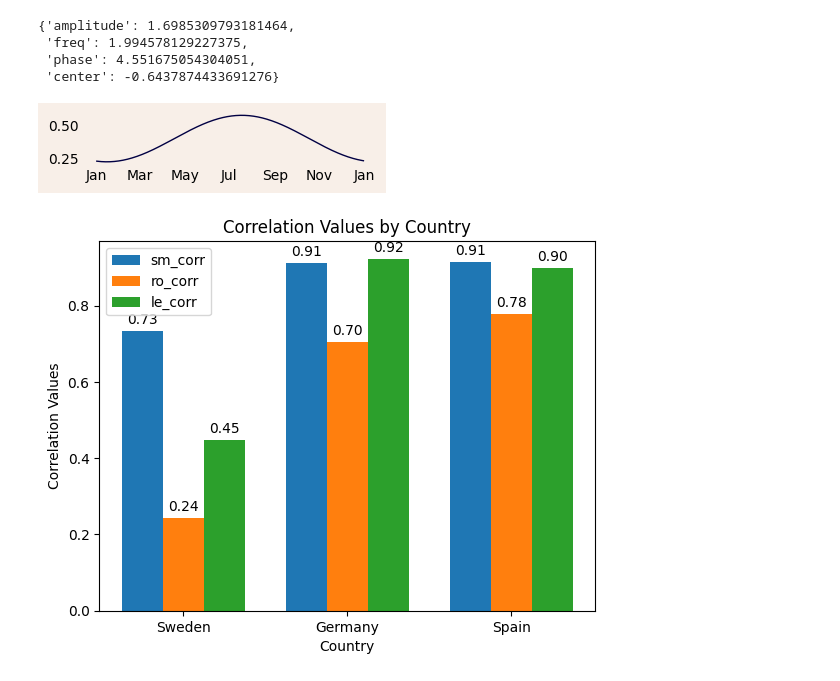
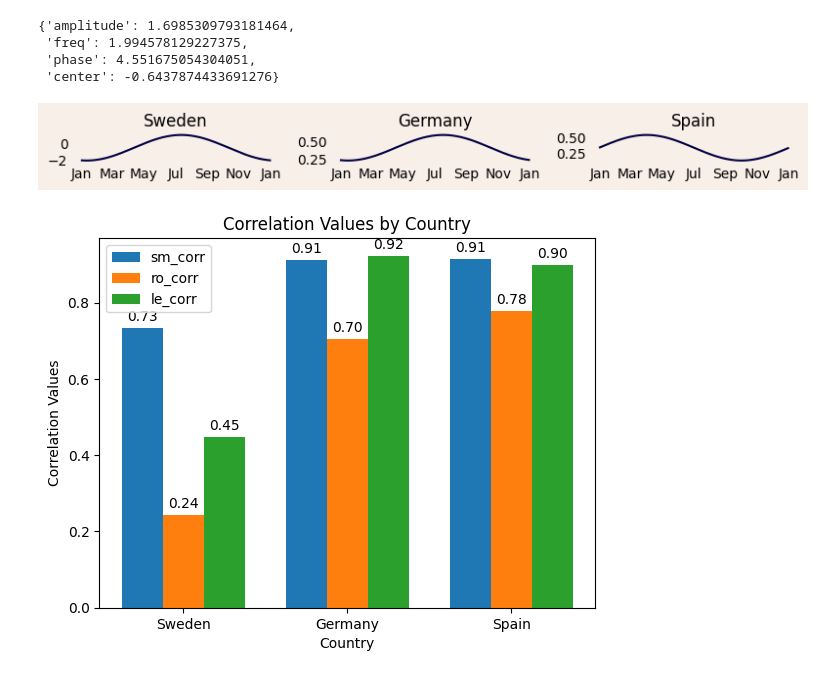
Before and after one commit to JohannaTrost/VegSWBM, a Jupyter notebook: src/correlations_grouped_bar_plots.ipynb, the cells around one changed output. Cells and saved outputs as stored; diff of their text form; code cells hidden in the pictures.

Commit message:
Sinus curved of all countries

```diff
--- a/src/correlations_grouped_bar_plots.ipynb
+++ b/src/correlations_grouped_bar_plots.ipynb
@@ -11,13 +11,13 @@ from plots import *
 #os.chdir('..')
 # %%
 # Load best parameters from model test
-with open('../results/ger_test_eval.json', 'r') as file:
+with open('../results/all_corr/ger_test_eval.json', 'r') as file:
     ger_calib = json.load(file)
 
-with open('../results/swe_test_eval.json', 'r') as file:
+with open('../results/all_corr/swe_test_eval.json', 'r') as file:
     swe_calib = json.load(file)
 
-with open('../results/esp_test_eval.json', 'r') as file:
+with open('../results/all_corr/esp_test_eval.json', 'r') as file:
     esp_calib = json.load(file)
 
 calibs = [swe_calib, ger_calib, esp_calib]
@@ -139,48 +141,58 @@ sin_param
  'phase': 4.551675054304051,
  'center': -0.6437874433691276}
 # %%
-from matplotlib.dates import MonthLocator, DateFormatter
+# Generating date range (for example, one year)
 start_date = '2013-01-01'
 end_date = '2013-12-31'
 date_range = pd.date_range(start=start_date, end=end_date, freq='D')
 
-fig, ax = plt.subplots(figsize=(3.5, 1))
+fig, axes = plt.subplots(1, 3, figsize=(8, 1))
 
-# Getting sinus paramter
-sin_param = calibs[1][3]
+# Loop through each subplot
+for i, ax in enumerate(axes):
+    # Getting sinus parameter for current subplot
+    sin_param = calibs[i][3]
 
-# Plotting the curve
-plt.plot(date_range, seasonal_sinus(len(date_range),
-                                    amplitude=sin_param['amplitude'],
-                                    freq=sin_param['freq'],
-                                    phase=sin_param['phase'],
-                                    center=sin_param['center'],
-                                    which='b0'), color='#010043')
+    # Plotting the curve
+    ax.plot(date_range, seasonal_sinus(len(date_range),
+                                        amplitude=sin_param['amplitude'],
+                                        freq=sin_param['freq'],
+                                        phase=sin_param['phase'],
+                                        center=sin_param['center'],
+                                        which='b0'), color='#010043')
 
-# Set x-axis ticks to show only every second month
-plt.gca().xaxis.set_major_locator(MonthLocator(interval=2))
-plt.gca().xaxis.set_major_formatter(DateFormatter('%b'))
+    # Set x-axis ticks to show only every second month
+    ax.xaxis.set_major_locator(MonthLocator(interval=2))
+    ax.xaxis.set_major_formatter(DateFormatter('%b'))
 
-# Remove axis ticks
-plt.gca().tick_params(axis='both', which='both', length=0)
+    # Set x-axis limits to the minimum and maximum dates in the data
+    #ax.set_xlim(date_range.min(), date_range.max())
 
-# Remove spines
-ax.spines['top'].set_visible(False)
-ax.spines['right'].set_visible(False)
-ax.spines['bottom'].set_visible(False)
-ax.spines['left'].set_visible(False)
+    # Remove axis ticks
+    ax.tick_params(axis='both', which='both', length=0)
 
-ax.set_facecolor('#F8EFE8')
-fig.set_facecolor('#F8EFE8')
+    # Remove spines
+    ax.spines['top'].set_visible(False)
+    ax.spines['right'].set_visible(False)
+    ax.spines['bottom'].set_visible(False)
+    ax.spines['left'].set_visible(False)
+
+    ax.set_facecolor('#F8EFE8')
+    fig.set_facecolor('#F8EFE8')
+
+    # Set subplot title
+    if i == 0:
+        ax.set_title('Sweden')
+    elif i == 1:
+        ax.set_title('Germany')
+    elif i == 2:
+        ax.set_title('Spain')
 
 plt.tight_layout()
-
-plt.savefig('../figs/sinus_all.png', dpi=300, bbox_inches='tight')
-plt.savefig('../figs/sinus_all.pdf', dpi=300, bbox_inches='tight')
-
+plt.savefig('../figs/all_corr/sinus.pdf', bbox_inches='tight')
 plt.show()
 # %% [output]
-[figure, old version]
+[figure, new version]
 # %%
 fig, ax = plt.subplots()
 for i in range(len(corr_types)):
```
Also changed, not shown: parts of 3 cells of this notebook.
